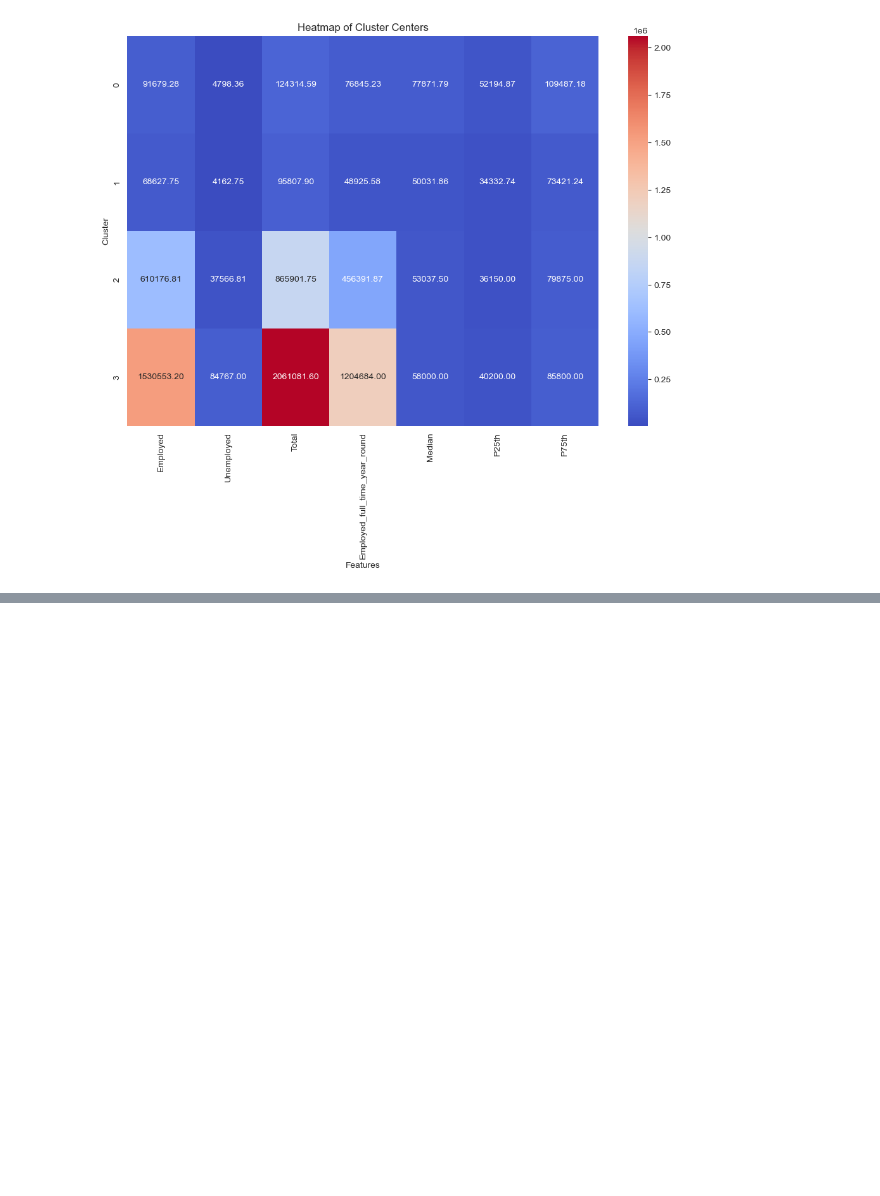
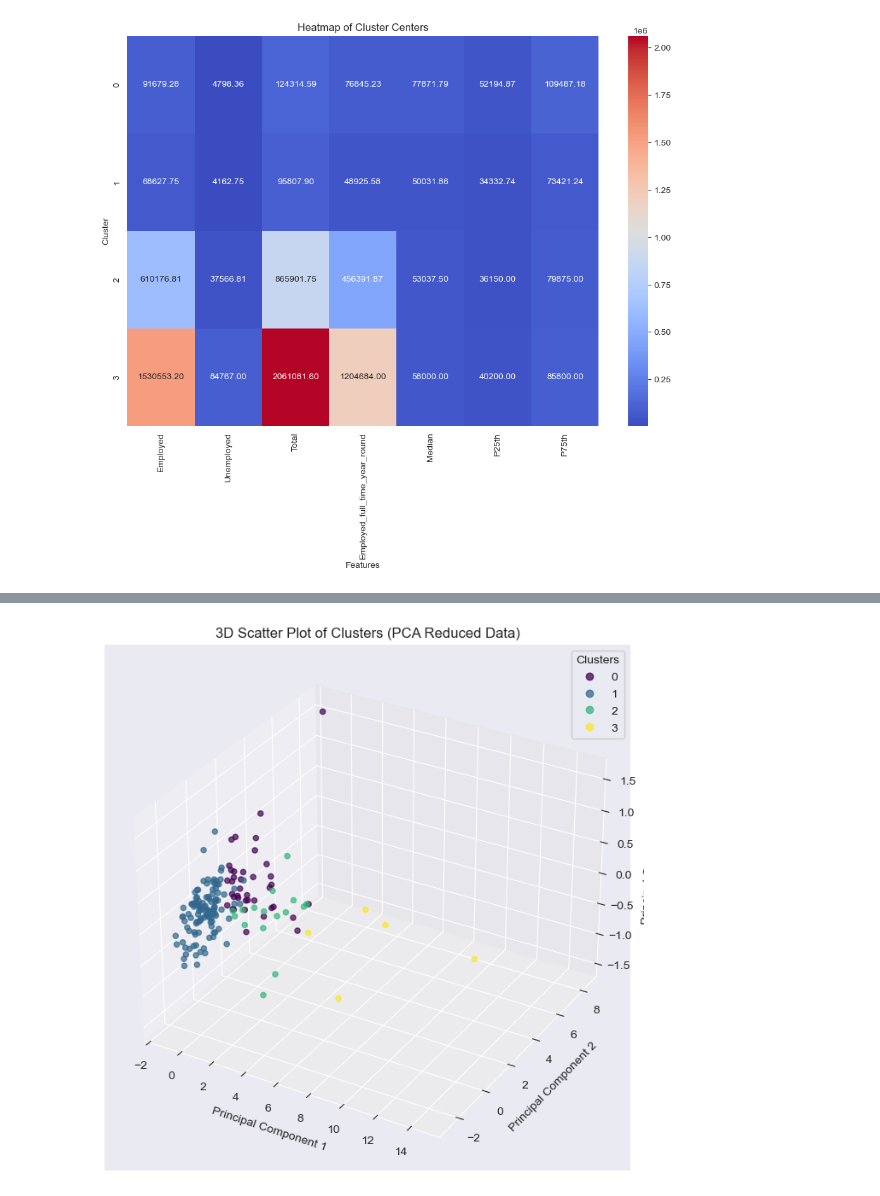
Before and after one commit to ToyaOkey/Project4, a Jupyter notebook: notebook.ipynb, the cells around one changed output, grey strips where cells are left out. Drawn from its saved outputs; the diff is of its cells as text; code cells hidden in the pictures; blank space fills up the shorter version.

```diff
--- a/notebook.ipynb
+++ b/notebook.ipynb
@@ -213,0 +222,17 @@ plt.show()
+# %%
+pca_3d = PCA(n_components=3)
+pca_result_3d = pca_3d.fit_transform(df_scaled)
+pca_df_3d = pd.DataFrame(data=pca_result_3d, columns=['PC1', 'PC2', 'PC3'])
+
+fig = plt.figure(figsize=(10, 8))
+ax = fig.add_subplot(111, projection='3d')
+scatter = ax.scatter(pca_df_3d['PC1'], pca_df_3d['PC2'], pca_df_3d['PC3'], c=df_cluster['KMeans_Cluster'], cmap='viridis', alpha=0.7)
+legend1 = ax.legend(*scatter.legend_elements(), title="Clusters")
+ax.add_artist(legend1)
+ax.set_title("3D Scatter Plot of Clusters (PCA Reduced Data)")
+ax.set_xlabel("Principal Component 1")
+ax.set_ylabel("Principal Component 2")
+ax.set_zlabel("Principal Component 3")
+plt.show()
+# %% [output]
+[figure, added]
```
Also changed, not shown: parts of 3 cells of this notebook.
